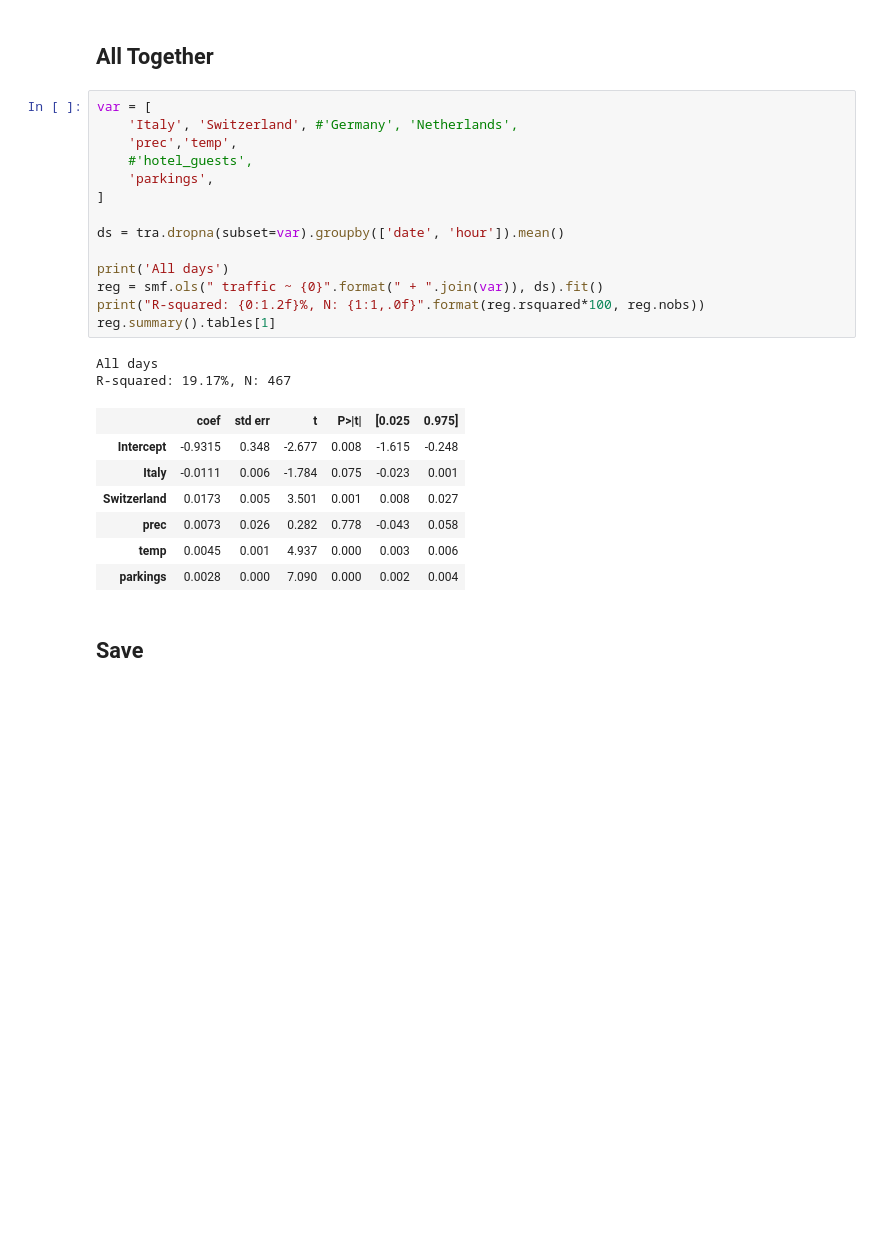
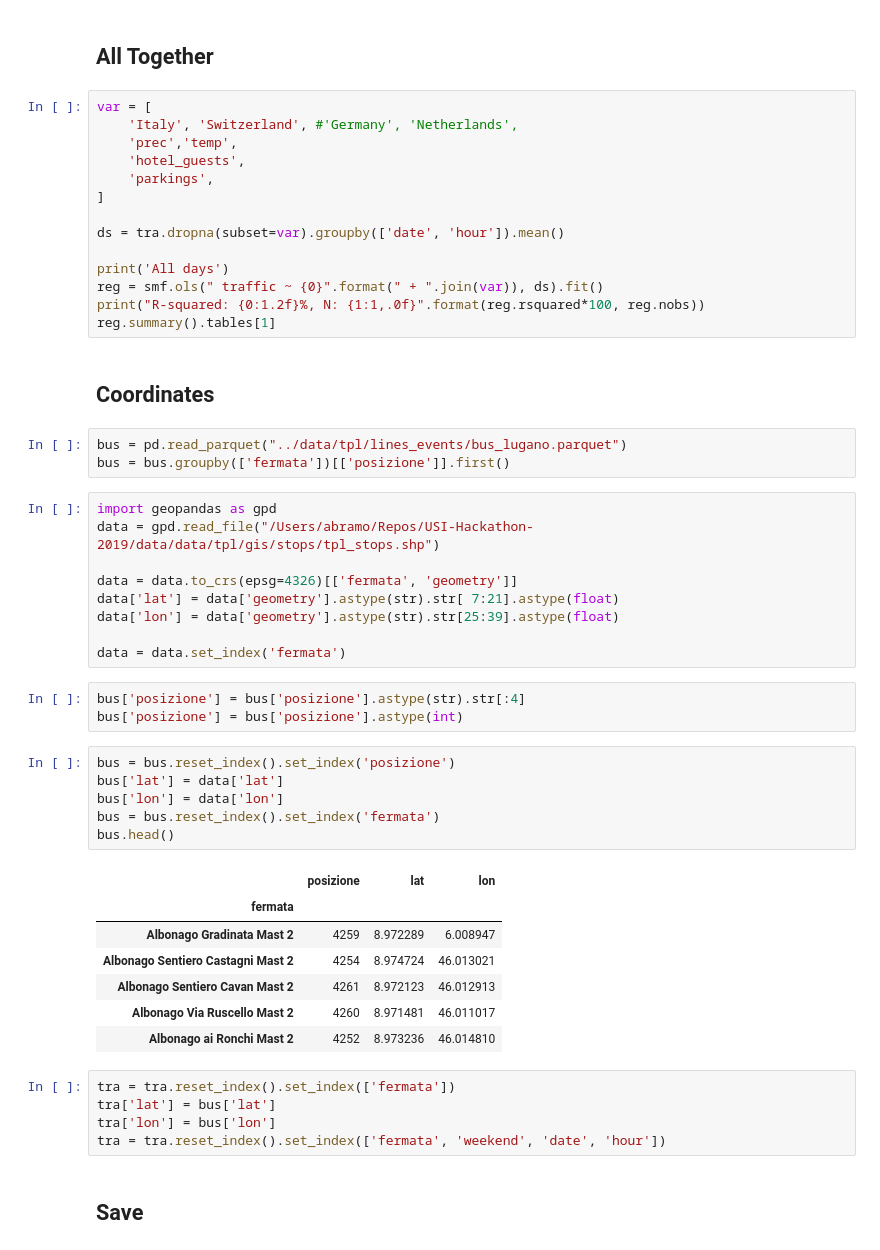
Before and after one commit to AlexandreBellas/USI-Hackathon-2019, a Jupyter notebook: data/analysis/Untitled.ipynb, the cells around one changed output. Cells and saved outputs as stored; diff of their text form; blank space fills up the shorter version.

```diff
--- a/data/analysis/Untitled.ipynb
+++ b/data/analysis/Untitled.ipynb
@@ -146,7 +115,7 @@ R-squared: 19.88%, N: 1,971
 var = [
     'Italy', 'Switzerland', #'Germany', 'Netherlands',
     'prec','temp',
-    #'hotel_guests',
+    'hotel_guests',
     'parkings',
 ]
 
@@ -156,16 +125,42 @@ print('All days')
 reg = smf.ols(" traffic ~ {0}".format(" + ".join(var)), ds).fit()
 print("R-squared: {0:1.2f}%, N: {1:1,.0f}".format(reg.rsquared*100, reg.nobs))
 reg.summary().tables[1]
-# %% [output]
-All days
-R-squared: 19.17%, N: 467
-|  | coef | std err | t | P>|t| | [0.025 | 0.975] |
-| Intercept | -0.9315 | 0.348 | -2.677 | 0.008 | -1.615 | -0.248 |
-| Italy | -0.0111 | 0.006 | -1.784 | 0.075 | -0.023 | 0.001 |
-| Switzerland | 0.0173 | 0.005 | 3.501 | 0.001 | 0.008 | 0.027 |
-| prec | 0.0073 | 0.026 | 0.282 | 0.778 | -0.043 | 0.058 |
-| temp | 0.0045 | 0.001 | 4.937 | 0.000 | 0.003 | 0.006 |
-| parkings | 0.0028 | 0.000 | 7.090 | 0.000 | 0.002 | 0.004 |
+# %% [markdown]
+## Coordinates
+# %%
+bus = pd.read_parquet("../data/tpl/lines_events/bus_lugano.parquet")
+bus = bus.groupby(['fermata'])[['posizione']].first()
+# %%
+import geopandas as gpd
+data = gpd.read_file("/Users/abramo/Repos/USI-Hackathon-2019/data/data/tpl/gis/stops/tpl_stops.shp")
+
+data = data.to_crs(epsg=4326)[['fermata', 'geometry']]
+data['lat'] = data['geometry'].astype(str).str[ 7:21].astype(float)
+data['lon'] = data['geometry'].astype(str).str[25:39].astype(float)
+
+data = data.set_index('fermata')
+# %%
+bus['posizione'] = bus['posizione'].astype(str).str[:4]
+bus['posizione'] = bus['posizione'].astype(int)
+# %%
+bus = bus.reset_index().set_index('posizione')
+bus['lat'] = data['lat']
+bus['lon'] = data['lon']
+bus = bus.reset_index().set_index('fermata')
+bus.head()
+# %% [output]
+|  | posizione | lat | lon |
+| fermata |  |  |  |
+| Albonago Gradinata Mast 2 | 4259 | 8.972289 | 6.008947 |
+| Albonago Sentiero Castagni Mast 2 | 4254 | 8.974724 | 46.013021 |
+| Albonago Sentiero Cavan Mast 2 | 4261 | 8.972123 | 46.012913 |
+| Albonago Via Ruscello Mast 2 | 4260 | 8.971481 | 46.011017 |
+| Albonago ai Ronchi Mast 2 | 4252 | 8.973236 | 46.014810 |
+# %%
+tra = tra.reset_index().set_index(['fermata'])
+tra['lat'] = bus['lat']
+tra['lon'] = bus['lon']
+tra = tra.reset_index().set_index(['fermata', 'weekend', 'date', 'hour'])
 # %% [markdown]
 ## Save
 # %%
```
Also changed, not shown: parts of 6 cells of this notebook, 5 other files.
